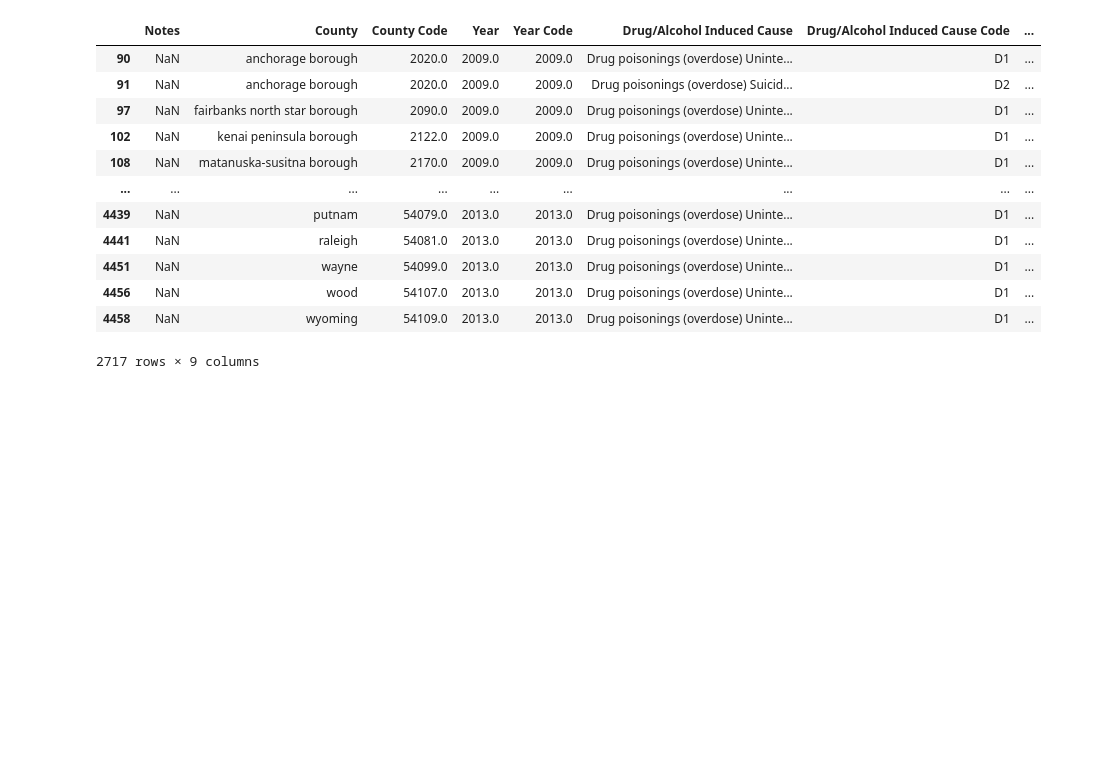
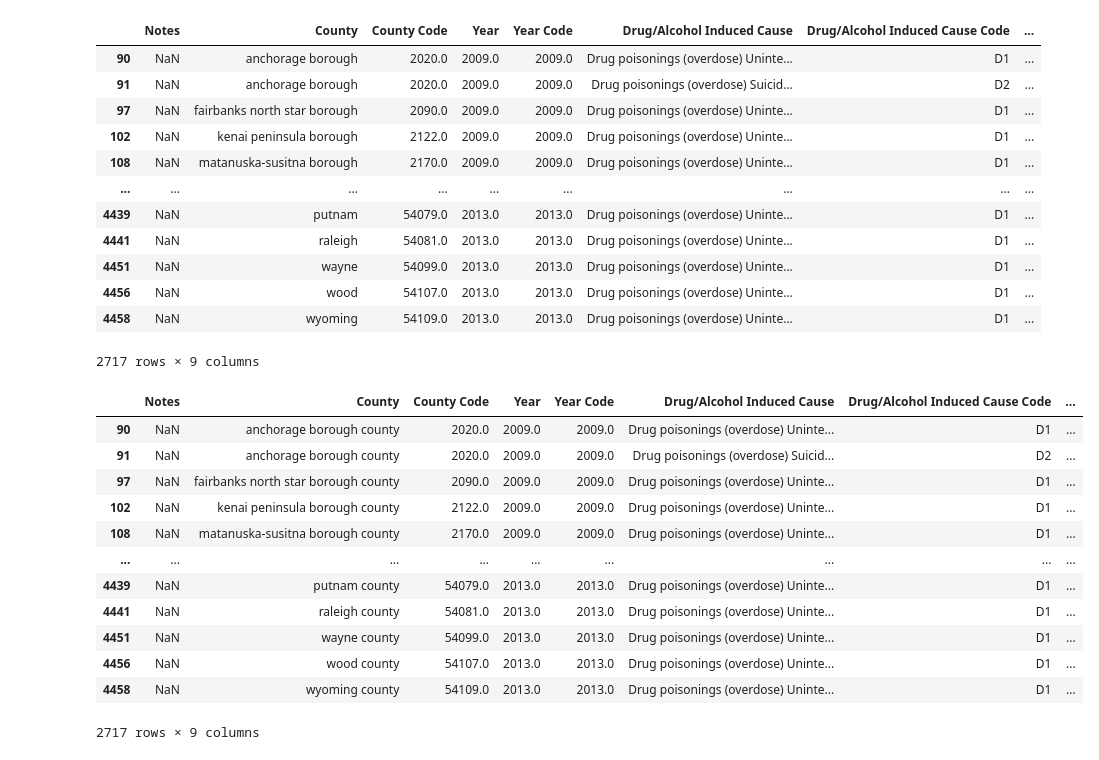
Before and after one commit to MIDS-at-Duke/pds-2022-leep, a Jupyter notebook: 00_source_data/overdose.ipynb, the cells around one changed output. Drawn from its saved outputs; the diff is of its cells as text; code cells hidden in the pictures; blank space fills up the shorter version.

Commit message:
overdose

```diff
--- a/00_source_data/overdose.ipynb
+++ b/00_source_data/overdose.ipynb
@@ -134,3 +134,24 @@ overdose_copy
 | 4456 | NaN | wood | 54107.0 | 2013.0 | 2013.0 | Drug poisonings (overdose) Uninte... | D1 | ... |
 | 4458 | NaN | wyoming | 54109.0 | 2013.0 | 2013.0 | Drug poisonings (overdose) Uninte... | D1 | ... |
 2717 rows × 9 columns
+# %%
+overdose_copy["County"]=overdose_copy["County"].str.replace('county', '')
+# %%
+
+overdose_copy["County"] = overdose_copy["County"] +' county'
+# %%
+overdose_copy
+# %% [output]
+|  | Notes | County | County Code | Year | Year Code | Drug/Alcohol Induced Cause | Drug/Alcohol Induced Cause Code | ... |
+| 90 | NaN | anchorage borough county | 2020.0 | 2009.0 | 2009.0 | Drug poisonings (overdose) Uninte... | D1 | ... |
+| 91 | NaN | anchorage borough county | 2020.0 | 2009.0 | 2009.0 | Drug poisonings (overdose) Suicid... | D2 | ... |
+| 97 | NaN | fairbanks north star borough county | 2090.0 | 2009.0 | 2009.0 | Drug poisonings (overdose) Uninte... | D1 | ... |
+| 102 | NaN | kenai peninsula borough county | 2122.0 | 2009.0 | 2009.0 | Drug poisonings (overdose) Uninte... | D1 | ... |
+| 108 | NaN | matanuska-susitna borough county | 2170.0 | 2009.0 | 2009.0 | Drug poisonings (overdose) Uninte... | D1 | ... |
+| ... | ... | ... | ... | ... | ... | ... | ... | ... |
+| 4439 | NaN | putnam county | 54079.0 | 2013.0 | 2013.0 | Drug poisonings (overdose) Uninte... | D1 | ... |
+| 4441 | NaN | raleigh county | 54081.0 | 2013.0 | 2013.0 | Drug poisonings (overdose) Uninte... | D1 | ... |
+| 4451 | NaN | wayne county | 54099.0 | 2013.0 | 2013.0 | Drug poisonings (overdose) Uninte... | D1 | ... |
+| 4456 | NaN | wood county | 54107.0 | 2013.0 | 2013.0 | Drug poisonings (overdose) Uninte... | D1 | ... |
+| 4458 | NaN | wyoming county | 54109.0 | 2013.0 | 2013.0 | Drug poisonings (overdose) Uninte... | D1 | ... |
+2717 rows × 9 columns
```
